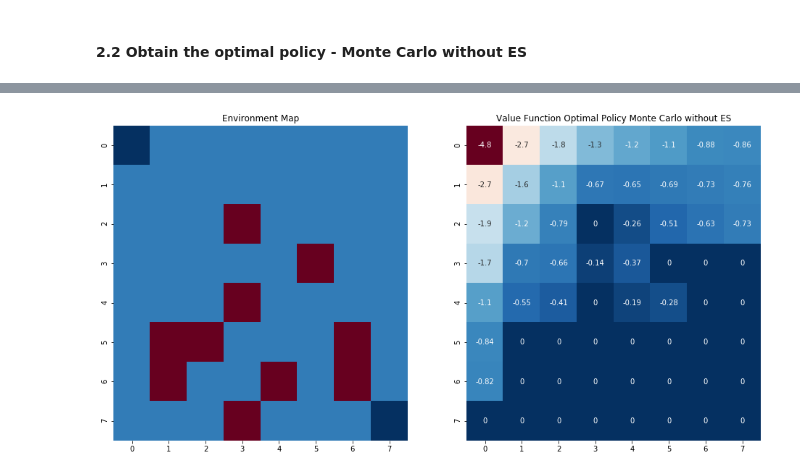
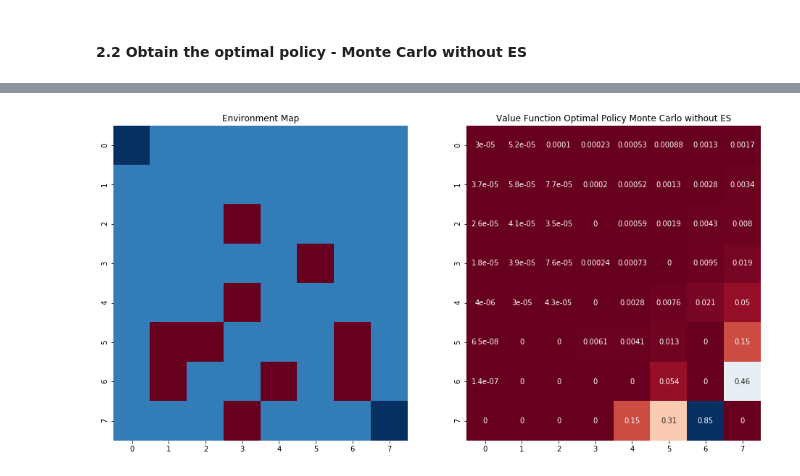
Before and after one commit to ale-wyss/uah_unsup_and_rei_learning, a Jupyter notebook: UnsupervisedAndReinforcementLearning_Assigment.ipynb, the cells around one changed output, grey strips where cells are left out. Cells and saved outputs as stored; diff of their text form; code cells hidden in the pictures.

```diff
--- a/UnsupervisedAndReinforcementLearning_Assigment.ipynb
+++ b/UnsupervisedAndReinforcementLearning_Assigment.ipynb
@@ -601,11 +605,16 @@ def play_game(env, policy, gamma=0.9):
 
     return states_and_returns
 # %%
+START_TIME = time.time()
+
 V, returns = init_v_returns(env)
 
 policy = dict(enumerate(optimal_policy_dp, 0))
 
-for t in range(10000):
+for t in range(iterations):
+    if t % 5000 == 0:
+        print("t: {}".format(t))
+
     states_and_returns = play_game(env, policy)
     seen_states = set()
     for s, G in states_and_returns:
@@ -614,3 +623,10 @@ for t in range(10000):
             returns[s].append(G)
             V[s] = np.mean(returns[s])
             seen_states.add(s)
+
+
+END_TIME = time.time()
+
+PROCESSING_TIME = END_TIME-START_TIME
+
+print("Processing time for monte carlo iteration was: {:f} s".format(PROCESSING_TIME))
@@ -744,15 +778,15 @@ FFFHFFFF
 FHHFFFHF
 FHFFHFHF
 FFFHFFFG
-# %%
-policy = policy
 # %%
 START_TIME = time.time()
 
 Q, returns = init_q_returns(env)
 
 deltas = []
-for t in range(10000):
+for t in range(iterations):
+    if t % 5000 == 0:
+        print("t: {}".format(t))
     biggest_change = 0
     states_actions_returns = play_game_es(env, policy)
     seen_state_action_pairs = set()
@@ -878,7 +932,9 @@ for s in states:
 START_TIME = time.time()
 
 deltas = []
-for t in range(10000):
+for t in range(iterations):
+    if t % 5000 == 0:
+        print("t: {}".format(t))
     # A new episode is generated using pi
     biggest_change = 0
     states_actions_returns = play_game_no_es(env, policy)
@@ -947,11 +1023,11 @@ array([1, 2, 1, 3, 0, 2, 0, 1, 2, 2, 2, 3, 3, 2, 0, 1, 3, 1, 2, 0, 3, 1,
 # %%
 fig, ax = plt.subplots(nrows=1, ncols=2, figsize=(16,8))
 
 ax[0].set_title("Environment Map")
 sns.heatmap(map_arr,  cmap="RdBu", cbar=False, ax=ax[0])
 
 ax[1].set_title("Value Function Optimal Policy Monte Carlo without ES")
-sns.heatmap(V_mc_es.reshape(8,8),  cmap="RdBu", annot=True, cbar=False, ax=ax[1])
+sns.heatmap(V_mc_no_es.reshape(8,8),  cmap="RdBu", annot=True, cbar=False, ax=ax[1])
 plt.show()
 # %% [output]
-[figure, old version]
+[figure, new version]
```
Also changed, not shown: parts of 17 cells of this notebook.
